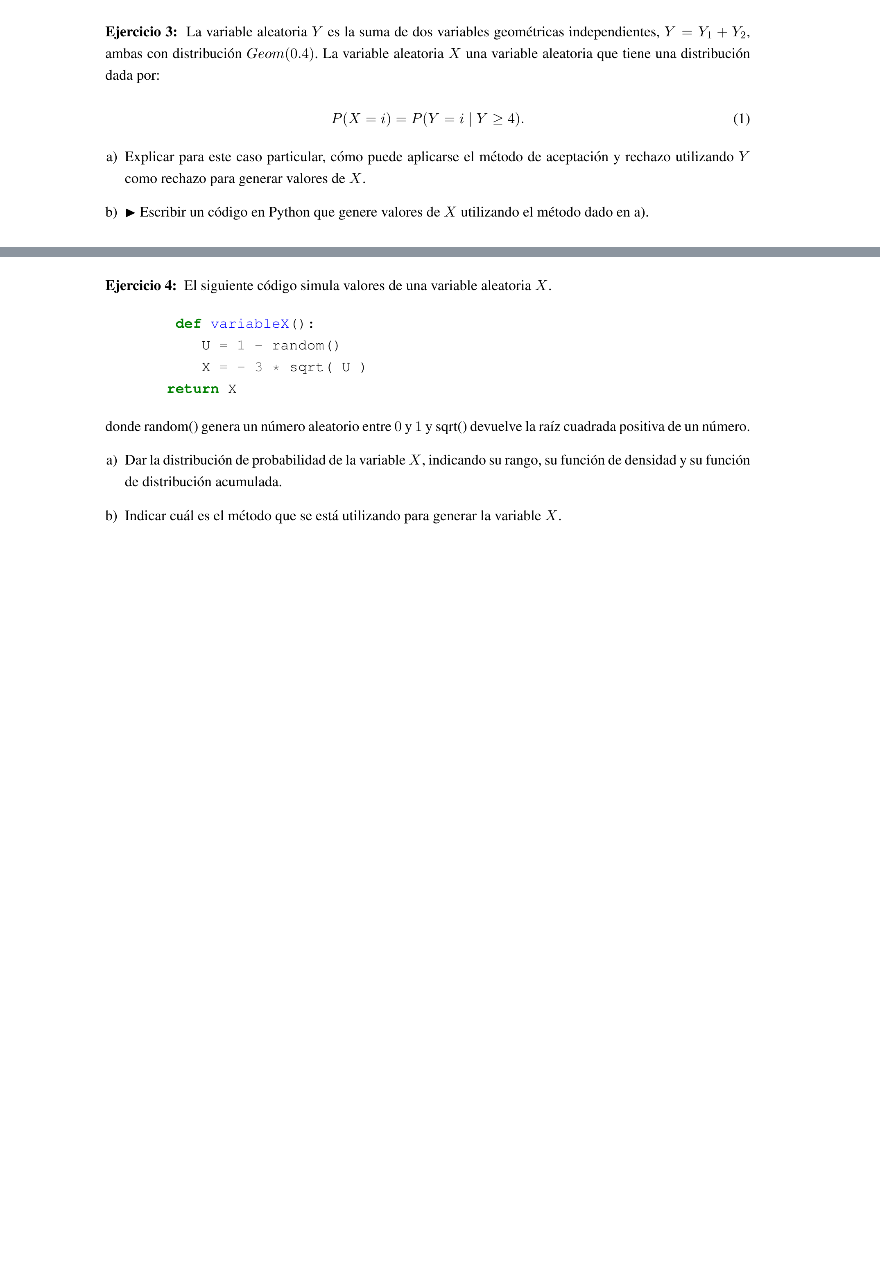
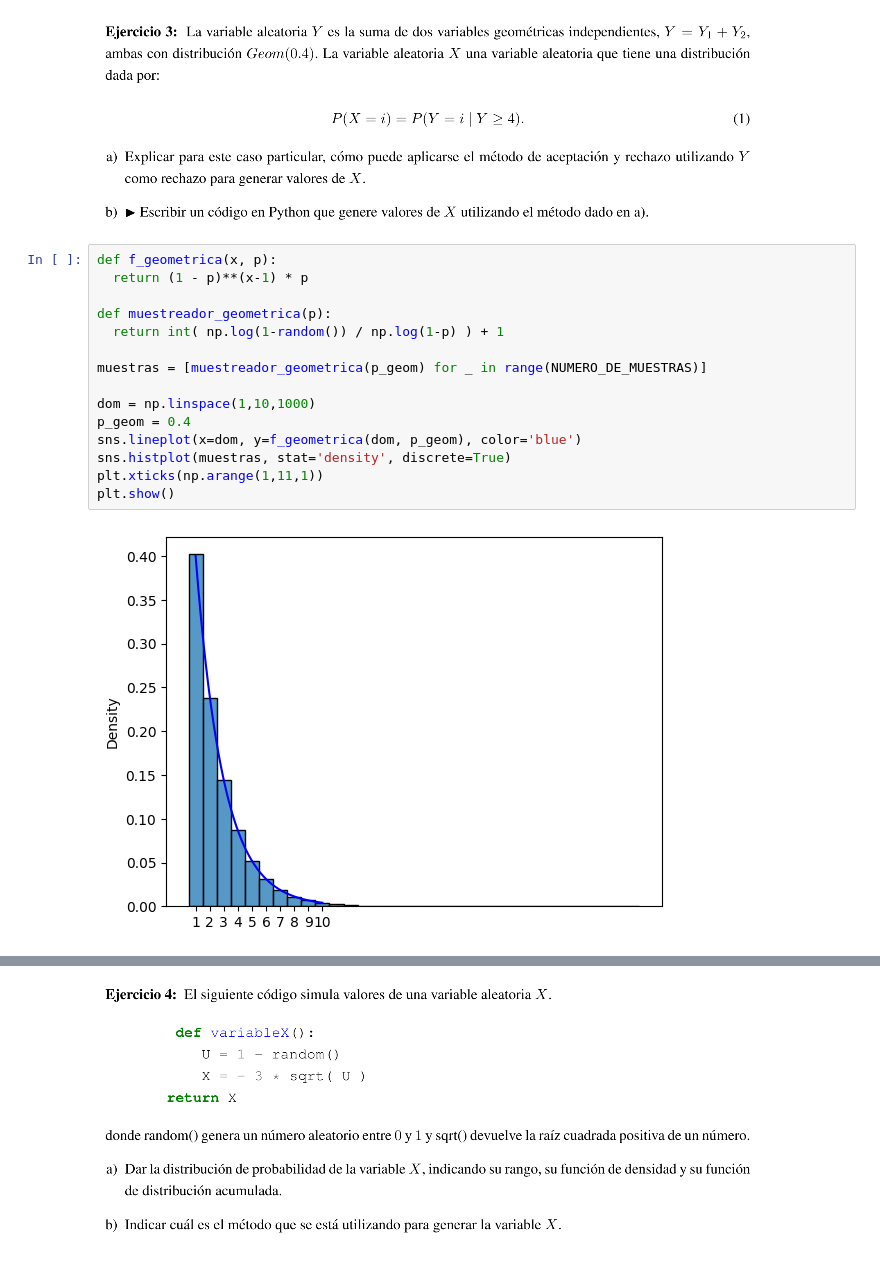
Before and after one commit to vmatiasw/modelos_y_simulacion, a Jupyter notebook: Parcial_2_2023_06_22.ipynb, the cells around one changed output, grey strips where cells are left out. Saved outputs shown, nothing was run; the diff lists cells and outputs as text; blank space fills up the shorter version.

```diff
--- a/Parcial_2_2023_06_22.ipynb
+++ b/Parcial_2_2023_06_22.ipynb
@@ -115,2 +115,19 @@ plt.show()
 # %% [markdown]
 ![Captura desde 2025-05-14 12-56-56.png](embedded-picture-1)
+# %%
+def f_geometrica(x, p):
+  return (1 - p)**(x-1) * p
+
+def muestreador_geometrica(p):
+  return int( np.log(1-random()) / np.log(1-p) ) + 1
+
+muestras = [muestreador_geometrica(p_geom) for _ in range(NUMERO_DE_MUESTRAS)]
+
+dom = np.linspace(1,10,1000)
+p_geom = 0.4
+sns.lineplot(x=dom, y=f_geometrica(dom, p_geom), color='blue')
+sns.histplot(muestras, stat='density', discrete=True)
+plt.xticks(np.arange(1,11,1))
+plt.show()
+# %% [output]
+[figure, added]
```
Also changed, not shown: parts of 9 cells of this notebook.
